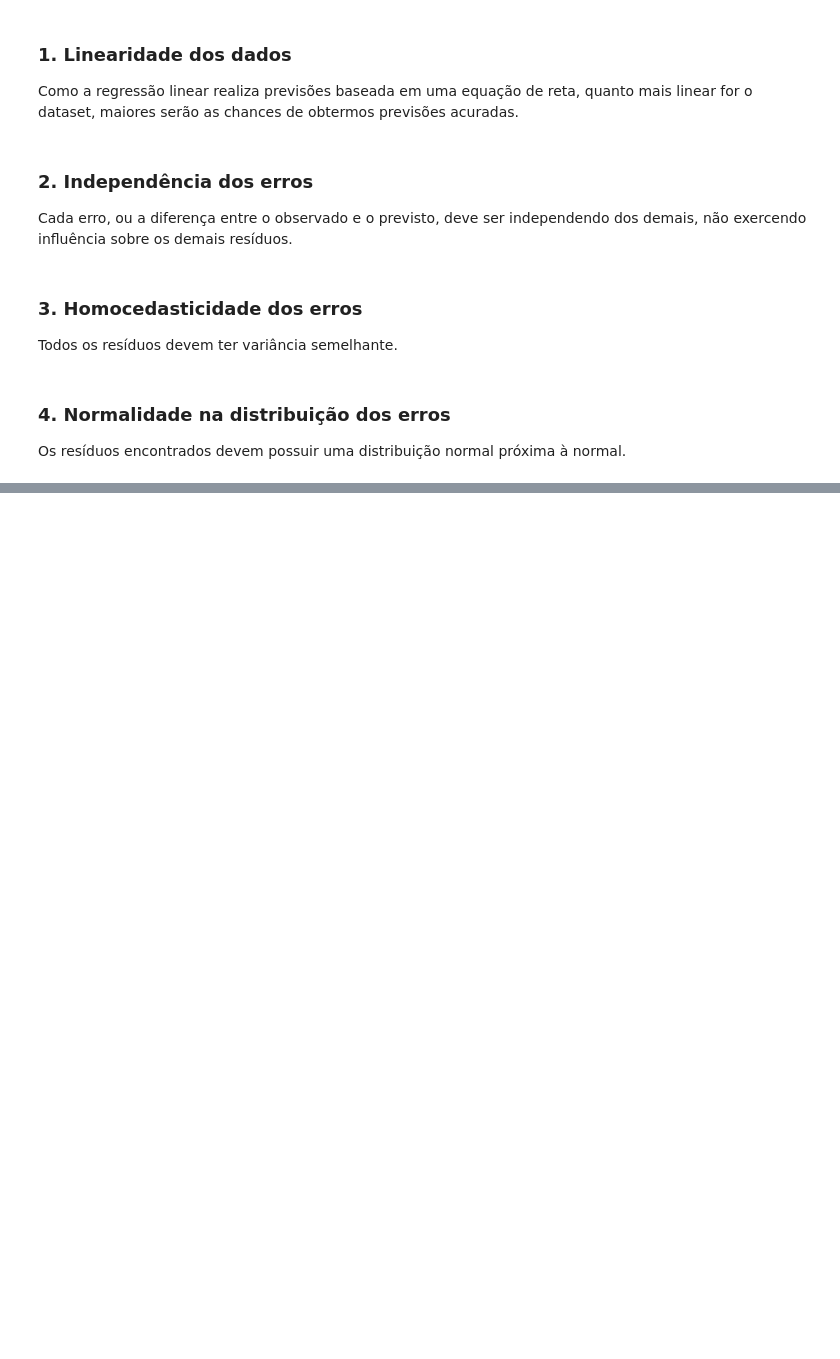
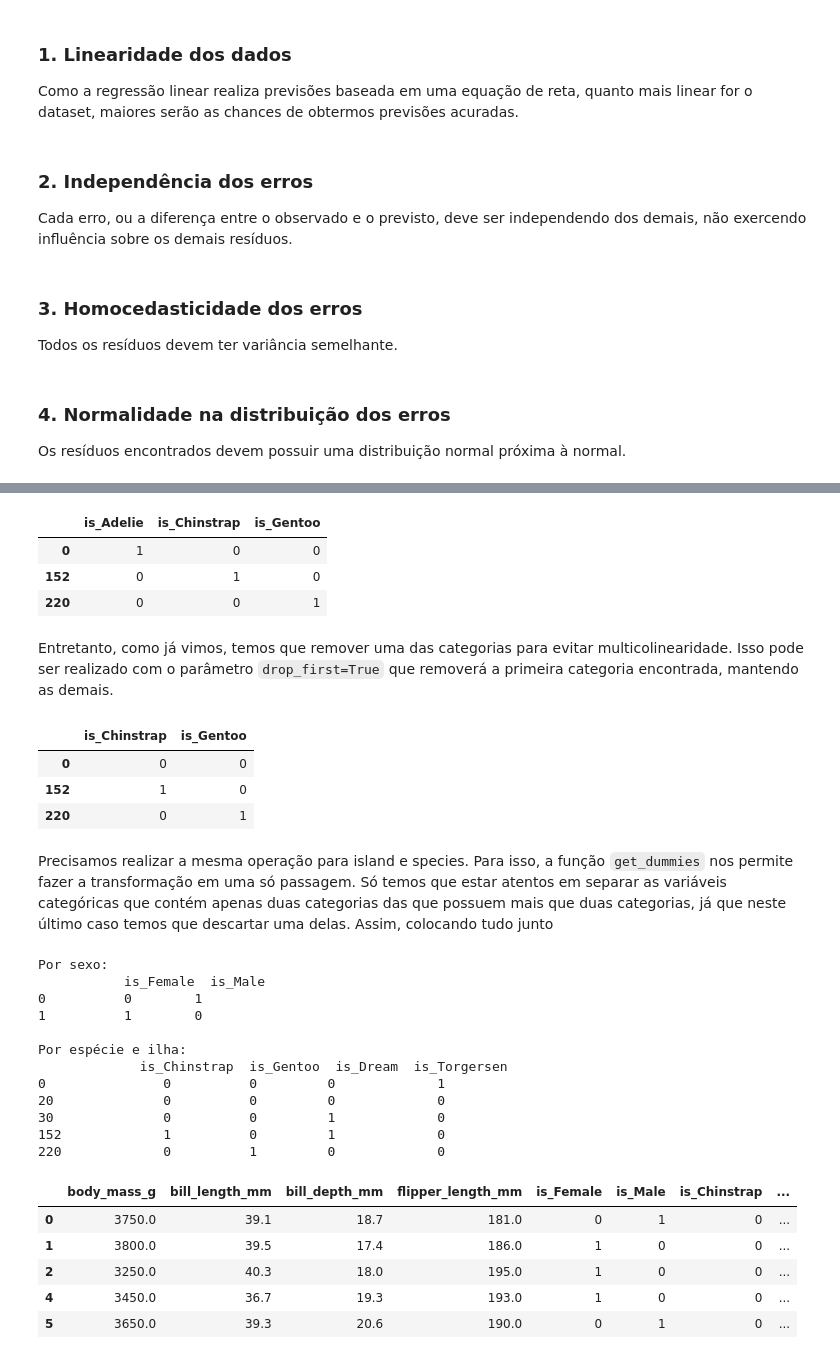
Before and after one commit to cfreis/machine_learning, a Jupyter notebook: colabs/reg_lin_multipla.ipynb, the cells around one changed output, grey strips where cells are left out. Saved outputs shown, nothing was run; the diff lists cells and outputs as text; code cells hidden in the pictures; blank space fills up the shorter version.

````diff
--- a/colabs/reg_lin_multipla.ipynb
+++ b/colabs/reg_lin_multipla.ipynb
@@ -177,0 +408,6 @@ Sem multicolinearidade
+# %%
+import pandas as pd
+import seaborn as sns
+pinguin = sns.load_dataset("penguins").dropna()
+
+pinguin.head()
@@ -177,0 +458,58 @@ Sem multicolinearidade
+# %%
+pd.get_dummies(pinguin['species'], prefix='is').astype(int).drop_duplicates() # .drop_duplicates() é apenas para visualização
+# %% [output]
+|  | is_Adelie | is_Chinstrap | is_Gentoo |
+| 0 | 1 | 0 | 0 |
+| 152 | 0 | 1 | 0 |
+| 220 | 0 | 0 | 1 |
+# %% [markdown]
+Entretanto, como já vimos, temos que remover uma das categorias para evitar multicolinearidade. Isso pode ser realizado com o parâmetro ```drop_first=True``` que removerá a primeira categoria encontrada, mantendo as demais.
+# %%
+pd.get_dummies(pinguin['species'], prefix='is', drop_first=True).astype(int).drop_duplicates() # .drop_duplicates() é apenas para visualização
+# %% [output]
+|  | is_Chinstrap | is_Gentoo |
+| 0 | 0 | 0 |
+| 152 | 1 | 0 |
+| 220 | 0 | 1 |
+# %% [markdown]
+Precisamos realizar a mesma operação para island e species. Para isso, a função ```get_dummies``` nos permite fazer a transformação em uma só passagem. Só temos que estar atentos em separar as variáveis categóricas que contém apenas duas categorias das que possuem mais que duas categorias, já que neste último caso temos que descartar uma delas.  Assim, colocando tudo junto
+# %%
+# colunas com duas categorias
+cat_2_cols = ['sex']
+# colunas com n categorias
+cat_n_cols = ['species', 'island']
+# Cria os dataframes dummies
+dummies_2 = pd.get_dummies(pinguin[cat_2_cols], prefix='is', drop_first=False).astype(int)
+dummies_n = pd.get_dummies(pinguin[cat_n_cols], prefix='is', drop_first=True).astype(int)
+print(f'Por sexo:\n\t{dummies_2.drop_duplicates()}')
+print(f'\nPor espécie e ilha:\n\t{dummies_n.drop_duplicates()}')
+
+# removendo colunas categóricas
+pinguin_dummies = pinguin.drop(columns=cat_2_cols+cat_n_cols)
+# juntando tudo
+pinguin_dummies = pd.concat([pinguin_dummies, dummies_2, dummies_n], axis=1)
+# reordenando asc olunas para que body_mass seja a variável dependente
+cols = list(pinguin_dummies.columns)
+cols.insert(0, cols.pop(cols.index('body_mass_g')))
+pinguin_dummies = pinguin_dummies.loc[:, cols]
+
+pinguin_dummies.head()
+# %% [output]
+Por sexo:
+           is_Female  is_Male
+0          0        1
+1          1        0
+
+Por espécie e ilha:
+             is_Chinstrap  is_Gentoo  is_Dream  is_Torgersen
+0               0          0         0             1
+20              0          0         0             0
+30              0          0         1             0
+152             1          0         1             0
+220             0          1         0             0
+|  | body_mass_g | bill_length_mm | bill_depth_mm | flipper_length_mm | is_Female | is_Male | is_Chinstrap | ... |
+| 0 | 3750.0 | 39.1 | 18.7 | 181.0 | 0 | 1 | 0 | ... |
+| 1 | 3800.0 | 39.5 | 17.4 | 186.0 | 1 | 0 | 0 | ... |
+| 2 | 3250.0 | 40.3 | 18.0 | 195.0 | 1 | 0 | 0 | ... |
+| 4 | 3450.0 | 36.7 | 19.3 | 193.0 | 1 | 0 | 0 | ... |
+| 5 | 3650.0 | 39.3 | 20.6 | 190.0 | 0 | 1 | 0 | ... |
````
Also changed, not shown: parts of 26 cells of this notebook.
